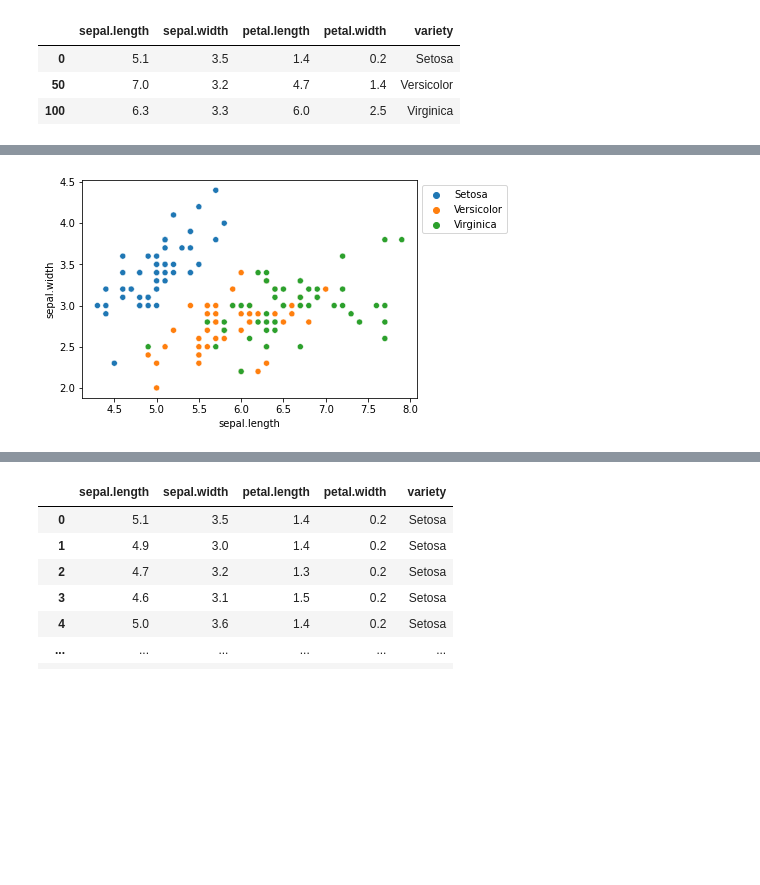
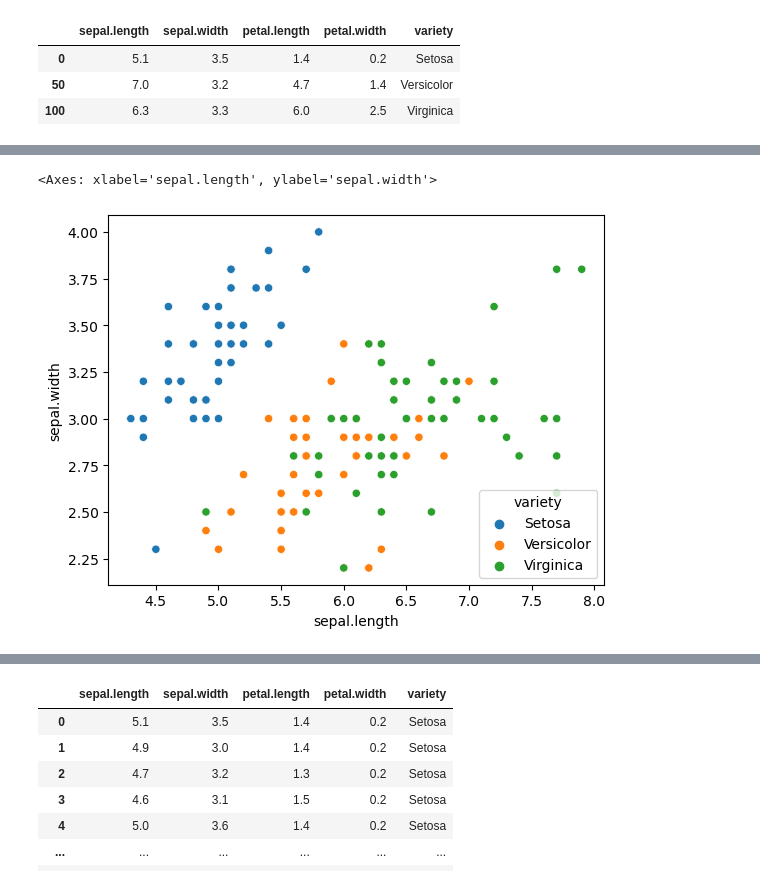
Before and after one commit to ranjan2829/sl3-codes, a Jupyter notebook: EXPERIMENT-10/visualization-3.ipynb, the cells around one changed output, grey strips where cells are left out. Drawn from its saved outputs; the diff is of its cells as text; code cells hidden in the pictures; blank space fills up the shorter version.

```diff
--- a/EXPERIMENT-10/visualization-3.ipynb
+++ b/EXPERIMENT-10/visualization-3.ipynb
@@ -97,16 +97,12 @@ plt.show()
 # %%
 # importing packages
 import seaborn as sns
 import matplotlib.pyplot as plt
 
 
 sns.scatterplot(x='sepal.length', y='sepal.width',
 				hue="variety", data=df, )
-
-# Placing Legend outside the Figure
-plt.legend(bbox_to_anchor=(1, 1), loc=2)
-
-plt.show()
 # %% [output]
+<Axes: xlabel='sepal.length', ylabel='sepal.width'>
-[figure, old version]
+[figure, new version]
 # %%
```
Also changed, not shown: parts of 13 cells of this notebook, 2 other files.
